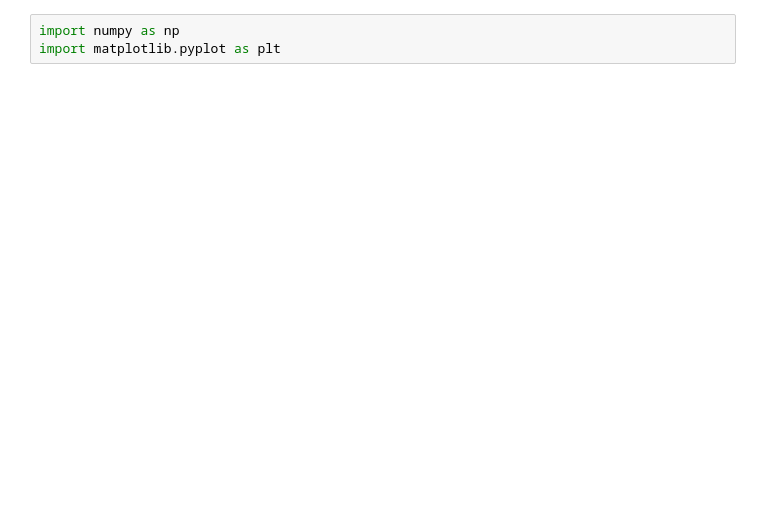
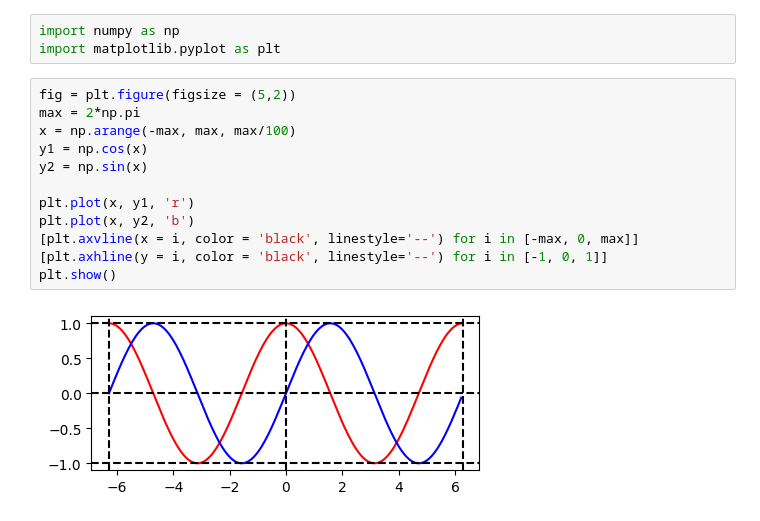
Before and after one commit to galnov/math, a Jupyter notebook: trigo.ipynb, the cells around one changed output. Cells and saved outputs as stored; diff of their text form; blank space fills up the shorter version.

```diff
--- a/trigo.ipynb
+++ b/trigo.ipynb
@@ -3,4 +3,18 @@
 # %%
 import numpy as np
 import matplotlib.pyplot as plt
+# %%
+fig = plt.figure(figsize = (5,2))
+max = 2*np.pi
+x = np.arange(-max, max, max/100)
+y1 = np.cos(x)
+y2 = np.sin(x)
+
+plt.plot(x, y1, 'r')
+plt.plot(x, y2, 'b')
+[plt.axvline(x = i, color = 'black', linestyle='--') for i in [-max, 0, max]]
+[plt.axhline(y = i, color = 'black', linestyle='--') for i in [-1, 0, 1]]
+plt.show()
+# %% [output]
+[figure, added]
 # %%
```
Also changed, not shown: parts of 1 cell of this notebook.
